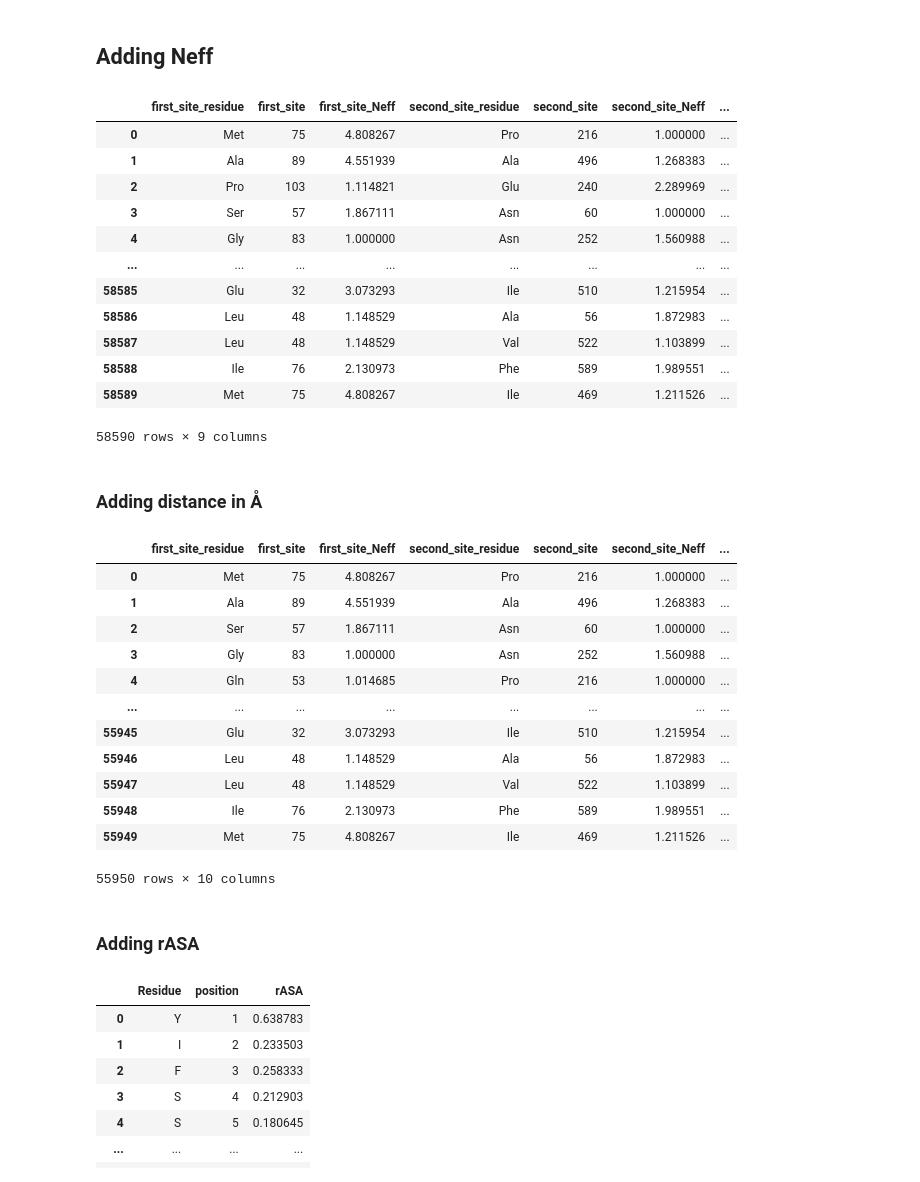
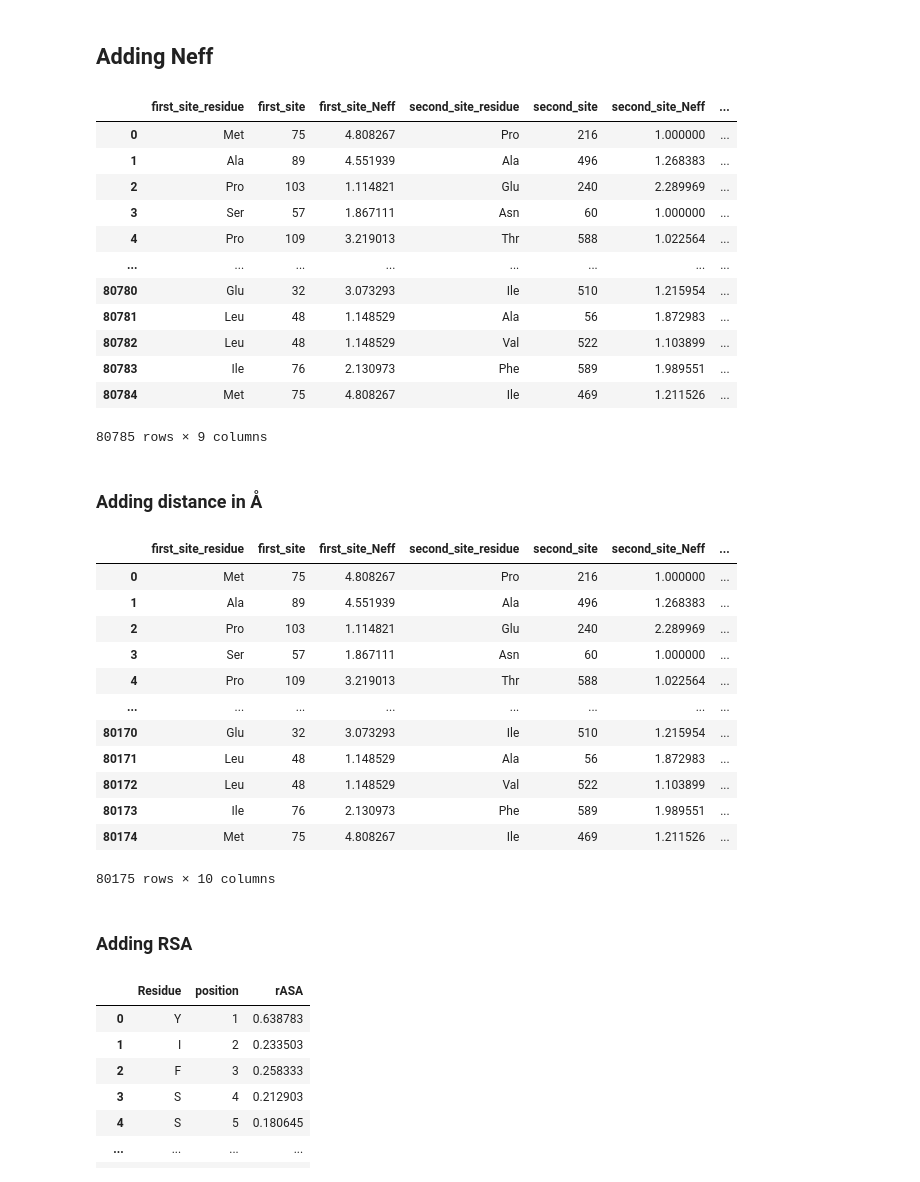
Before and after one commit to ziul-bio/alpnsp, a Jupyter notebook: notebooks/alphavirus_nsP4_DCA.ipynb, the cells around one changed output. Saved outputs shown, nothing was run; the diff lists cells and outputs as text; code cells hidden in the pictures.

```diff
--- a/notebooks/alphavirus_nsP4_DCA.ipynb
+++ b/notebooks/alphavirus_nsP4_DCA.ipynb
@@ -67,3 +66,14 @@ plt.xlabel('Z-score')
 plt.show()
 # %% [output]
 [figure]
+# %%
+cov_comp_Nter = cov.query("first_site <=150 or second_site <= 150")
+
+plt.figure(figsize=(7.5, 4))
+cov_comp_Nter['Zscore'].plot(kind='hist', bins=200)
+plt.xlabel('Z-score')
+plt.xlim(-4,10)
+plt.ylim(-0,3000)
+plt.vlines(2, 0, 3000, color='red', linestyle='--', linewidth=0.7, alpha=0.5)
+#plt.savefig('results/DCA/nsP4/v02/mfdca_nsp4_Nterm_extended_Zscore_hist.png', dpi=600, bbox_inches='tight')
+plt.show()
@@ -91,38 +103,38 @@ cov_comp_Nter_neff
 | 1 | Ala | 89 | 4.551939 | Ala | 496 | 1.268383 | ... |
 | 2 | Pro | 103 | 1.114821 | Glu | 240 | 2.289969 | ... |
 | 3 | Ser | 57 | 1.867111 | Asn | 60 | 1.000000 | ... |
-| 4 | Gly | 83 | 1.000000 | Asn | 252 | 1.560988 | ... |
+| 4 | Pro | 109 | 3.219013 | Thr | 588 | 1.022564 | ... |
 | ... | ... | ... | ... | ... | ... | ... | ... |
-| 58585 | Glu | 32 | 3.073293 | Ile | 510 | 1.215954 | ... |
-| 58586 | Leu | 48 | 1.148529 | Ala | 56 | 1.872983 | ... |
-| 58587 | Leu | 48 | 1.148529 | Val | 522 | 1.103899 | ... |
-| 58588 | Ile | 76 | 2.130973 | Phe | 589 | 1.989551 | ... |
-| 58589 | Met | 75 | 4.808267 | Ile | 469 | 1.211526 | ... |
+| 80780 | Glu | 32 | 3.073293 | Ile | 510 | 1.215954 | ... |
+| 80781 | Leu | 48 | 1.148529 | Ala | 56 | 1.872983 | ... |
+| 80782 | Leu | 48 | 1.148529 | Val | 522 | 1.103899 | ... |
+| 80783 | Ile | 76 | 2.130973 | Phe | 589 | 1.989551 | ... |
+| 80784 | Met | 75 | 4.808267 | Ile | 469 | 1.211526 | ... |
-58590 rows × 9 columns
+80785 rows × 9 columns
 # %% [markdown]
 ### Adding distance in Å
 # %%
-compact_contact = pd.read_table('../results/Distance/nsP4/nsp4-RdRp_compact_distance.txt')
+compact_contact = pd.read_table('../results/Distance/nsP4/nsp4-RdRp_compact_distance_Nter150.txt')
 
 cols=['Contact',	'Residue1_Name',	'Residue1_Pos',	'Residue2_Name',	'Residue2_Pos',	'Pairs',]
 df = cov_comp_Nter_neff.merge(compact_contact, left_on='Tuple', right_on='Pairs', how='inner').drop(cols, axis=1)
 df
 # %% [output]
 |  | first_site_residue | first_site | first_site_Neff | second_site_residue | second_site | second_site_Neff | ... |
 | 0 | Met | 75 | 4.808267 | Pro | 216 | 1.000000 | ... |
 | 1 | Ala | 89 | 4.551939 | Ala | 496 | 1.268383 | ... |
-| 2 | Ser | 57 | 1.867111 | Asn | 60 | 1.000000 | ... |
-| 3 | Gly | 83 | 1.000000 | Asn | 252 | 1.560988 | ... |
-| 4 | Gln | 53 | 1.014685 | Pro | 216 | 1.000000 | ... |
+| 2 | Pro | 103 | 1.114821 | Glu | 240 | 2.289969 | ... |
+| 3 | Ser | 57 | 1.867111 | Asn | 60 | 1.000000 | ... |
+| 4 | Pro | 109 | 3.219013 | Thr | 588 | 1.022564 | ... |
 | ... | ... | ... | ... | ... | ... | ... | ... |
-| 55945 | Glu | 32 | 3.073293 | Ile | 510 | 1.215954 | ... |
-| 55946 | Leu | 48 | 1.148529 | Ala | 56 | 1.872983 | ... |
-| 55947 | Leu | 48 | 1.148529 | Val | 522 | 1.103899 | ... |
-| 55948 | Ile | 76 | 2.130973 | Phe | 589 | 1.989551 | ... |
-| 55949 | Met | 75 | 4.808267 | Ile | 469 | 1.211526 | ... |
+| 80170 | Glu | 32 | 3.073293 | Ile | 510 | 1.215954 | ... |
+| 80171 | Leu | 48 | 1.148529 | Ala | 56 | 1.872983 | ... |
+| 80172 | Leu | 48 | 1.148529 | Val | 522 | 1.103899 | ... |
+| 80173 | Ile | 76 | 2.130973 | Phe | 589 | 1.989551 | ... |
+| 80174 | Met | 75 | 4.808267 | Ile | 469 | 1.211526 | ... |
-55950 rows × 10 columns
+80175 rows × 10 columns
 # %% [markdown]
-### Adding rASA
+### Adding RSA
 # %%
 compact_rASA = pd.read_excel('../results/RSA/nsp4_RSA_compact.xlsx', index_col=0)
 compact_rASA.rename(columns={'rASA_compact': 'rASA'}, inplace=True)
```
Also changed, not shown: parts of 46 cells of this notebook, 3 other files.
